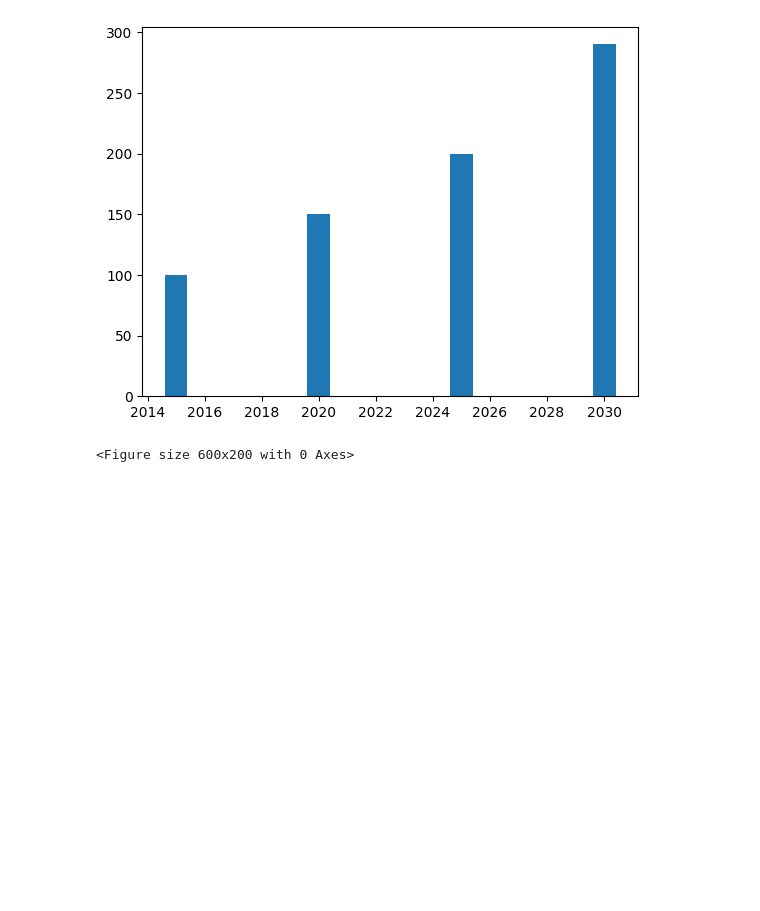
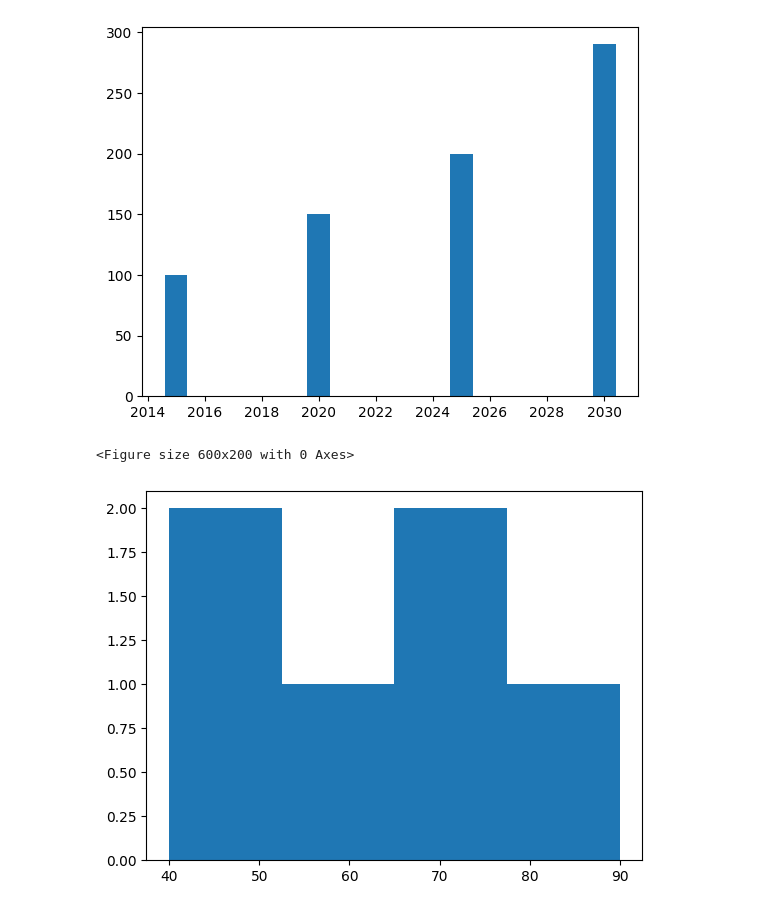
Before and after one commit to Devendra-stack/data-science-45days, a Jupyter notebook: day10.ipynb, the cells around one changed output. Cells and saved outputs as stored; diff of their text form; code cells hidden in the pictures; blank space fills up the shorter version.

```diff
--- a/day10.ipynb
+++ b/day10.ipynb
@@ -145,3 +145,12 @@ plt.show()
 # %% [output]
 [figure]
 <Figure size 600x200 with 0 Axes>
+# %%
+#histogram
+import matplotlib.pyplot as plt
+marks=[40,50,60,70,75,90]
+plt.hist(marks,bins=4)
+plt.show()
+#
+# %% [output]
+[figure, added]
```
Also changed, not shown: parts of 1 cell of this notebook.
